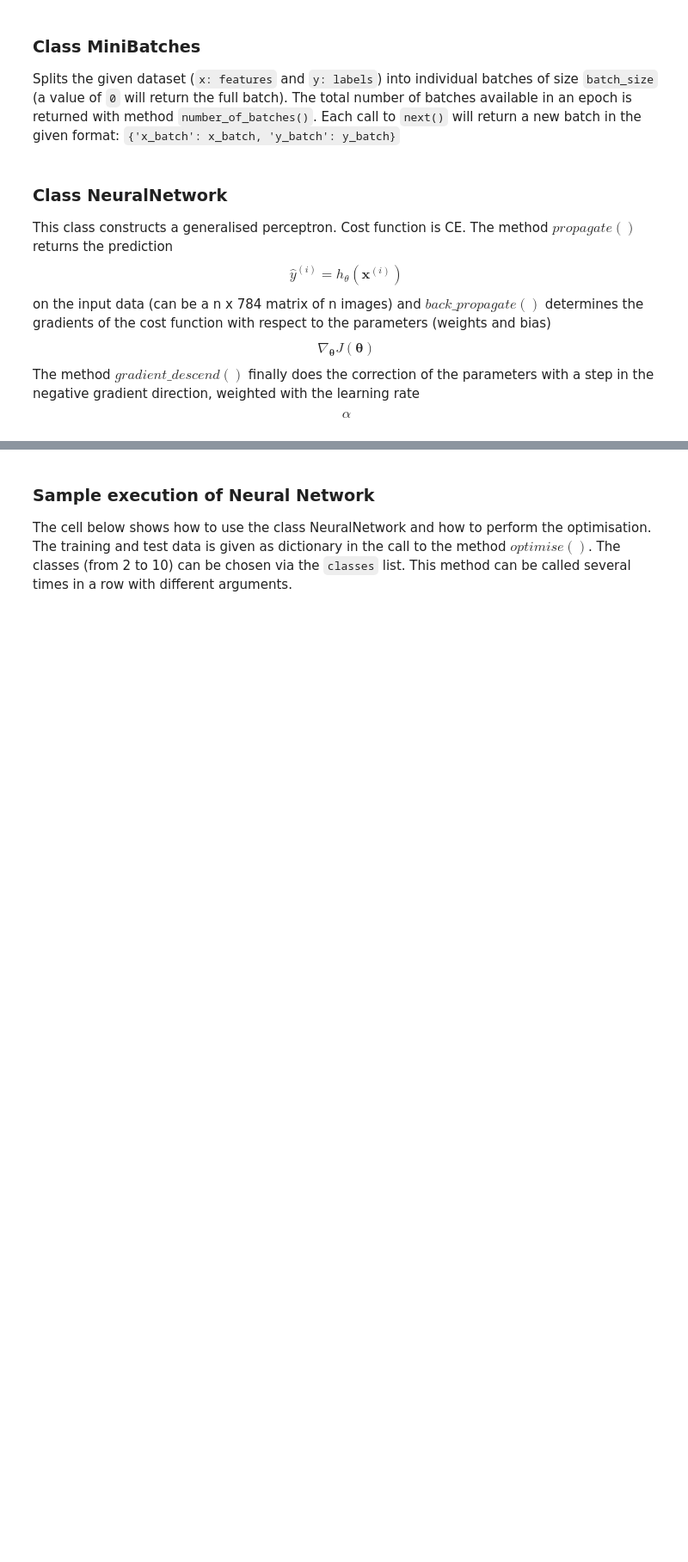
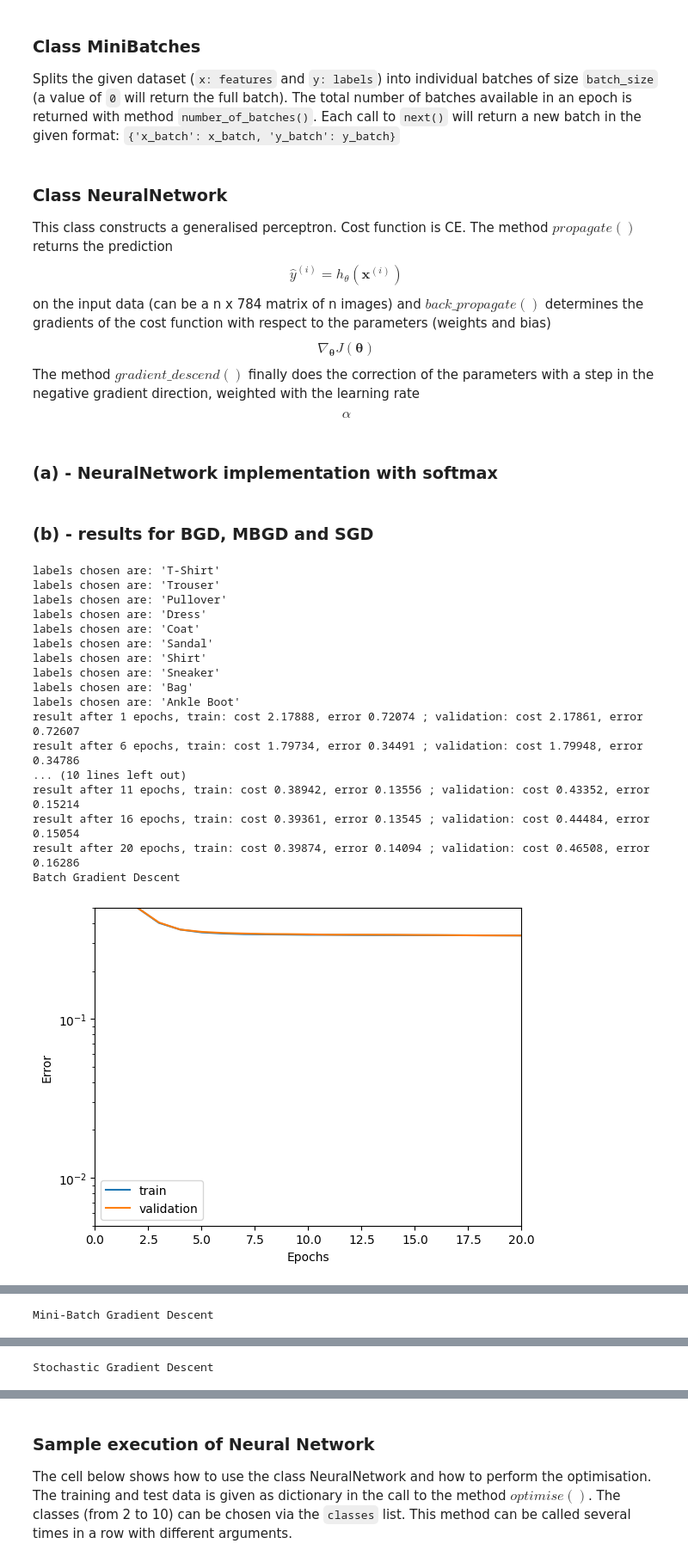
Before and after one commit to diegofrl/DeLearn23-24_PWs, a Jupyter notebook: PW3/softmax_classifier_stud.ipynb, the cells around one changed output, grey strips where cells are left out. Shown at 86% size. Drawn from its saved outputs; the diff is of its cells as text; code cells hidden in the pictures; blank space fills up the shorter version.

```diff
--- a/PW3/softmax_classifier_stud.ipynb
+++ b/PW3/softmax_classifier_stud.ipynb
@@ -20,14 +22,14 @@ data_set = 'FashionMNIST'
 
 if data_set == 'MNIST':
     training_data = torchvision.datasets.MNIST(
-        root="../01.learning-optimization/data",
+        root="../data",
         train=True,
         download=True,
         transform=torchvision.transforms.ToTensor()
     )
 
     test_data = torchvision.datasets.MNIST(
-        root="../01.learning-optimization/data",
+        root="../data",
         train=False,
         download=True,
         transform=torchvision.transforms.ToTensor()
@@ -48,14 +50,14 @@ if data_set == 'MNIST':
     }
 else:
     training_data = torchvision.datasets.FashionMNIST(
-        root="../01.learning-optimization/data",
+        root="../data",
         train=True,
         download=True,
         transform=torchvision.transforms.ToTensor()
     )
 
     test_data = torchvision.datasets.FashionMNIST(
-        root="../01.learning-optimization/data",
+        root="../data",
         train=False,
         download=True,
         transform=torchvision.transforms.ToTensor()
@@ -248,6 +260,8 @@ class MiniBatches:
 
 This class constructs a generalised perceptron. Cost function is CE. The method $propagate()$ returns the prediction $$ \hat{y}^{(i)}=h_\theta(\mathbf{x}^{(i)}) $$ on the input data (can be a n x 784 matrix of n images) and $back\_propagate()$ determines the gradients of the cost function with respect to the parameters (weights and bias) $$ \nabla_{\mathbf{\theta}} J(\mathbf{\theta}) $$
 The method $gradient\_descend()$ finally does the correction of the parameters with a step in the negative gradient direction, weighted with the learning rate $$\alpha$$
+# %% [markdown]
+### (a) - NeuralNetwork implementation with softmax
 # %%
 class NeuralNetwork:
     """
@@ -477,3 +498,65 @@ def plot_cost(nn_instance):
 
     plt.legend()
     plt.show()
+# %% [markdown]
+### (b) - results for BGD, MBGD and SGD
+# %%
+#choose the categories
+classes = [0,1,2,3,4,5,6,7,8,9]
+
+x_train, x_test, y_train, y_test = prepare_data(classes, train_size=0.8, min_max_normalise=0, flatten=1)
+
+#further split in train and validation data
+validation_size = 0.2
+valid_ind = int(x_train.shape[0]*(1-validation_size))
+
+#data is arranged as dictionary with quick access through respective keys
+data = {'x_train' : x_train[:valid_ind,:], 'y_train' : y_train[:valid_ind],  \
+               'x_val' : x_train[valid_ind:,:], 'y_val' : y_train[valid_ind:]}
+
+#output size may change
+size_out = len(classes)
+
+#batch gradient descent
+BG = NeuralNetwork(size_out, random_std = 0., size_in = 784)
+BG.optimise(data, 20, 0.05, 0, debug=5)
+
+#mini-batch gradient descent
+MBGD = NeuralNetwork(size_out, random_std = 0., size_in = 784)
+MBGD.optimise(data, 20, 0.05, 256, debug=5)
+
+#stochastic gradient descent
+SGD = NeuralNetwork(size_out, random_std = 0., size_in = 784)
+SGD.optimise(data, 20, 0.005, 1, debug=5)
+
+#plot the results
+print('Batch Gradient Descent')
+plot_error(BG)
+plot_cost(BG)
+
+print('Mini-Batch Gradient Descent')
+plot_error(MBGD)
+plot_cost(MBGD)
+
+print('Stochastic Gradient Descent')
+plot_error(SGD)
+plot_cost(SGD)
+# %% [output]
+labels chosen are: 'T-Shirt'
+labels chosen are: 'Trouser'
+labels chosen are: 'Pullover'
+labels chosen are: 'Dress'
+labels chosen are: 'Coat'
+labels chosen are: 'Sandal'
+labels chosen are: 'Shirt'
+labels chosen are: 'Sneaker'
+labels chosen are: 'Bag'
+labels chosen are: 'Ankle Boot'
+result after 1 epochs, train: cost 2.17888, error 0.72074 ; validation: cost 2.17861, error 0.72607
+result after 6 epochs, train: cost 1.79734, error 0.34491 ; validation: cost 1.79948, error 0.34786
+... (10 lines left out)
+result after 11 epochs, train: cost 0.38942, error 0.13556 ; validation: cost 0.43352, error 0.15214
+result after 16 epochs, train: cost 0.39361, error 0.13545 ; validation: cost 0.44484, error 0.15054
+result after 20 epochs, train: cost 0.39874, error 0.14094 ; validation: cost 0.46508, error 0.16286
+Batch Gradient Descent
+[figure, added]
@@ -479,0 +564 @@ def plot_cost(nn_instance):
+Mini-Batch Gradient Descent
@@ -479,0 +567 @@ def plot_cost(nn_instance):
+Stochastic Gradient Descent
```
Also changed, not shown: parts of 13 cells of this notebook.
